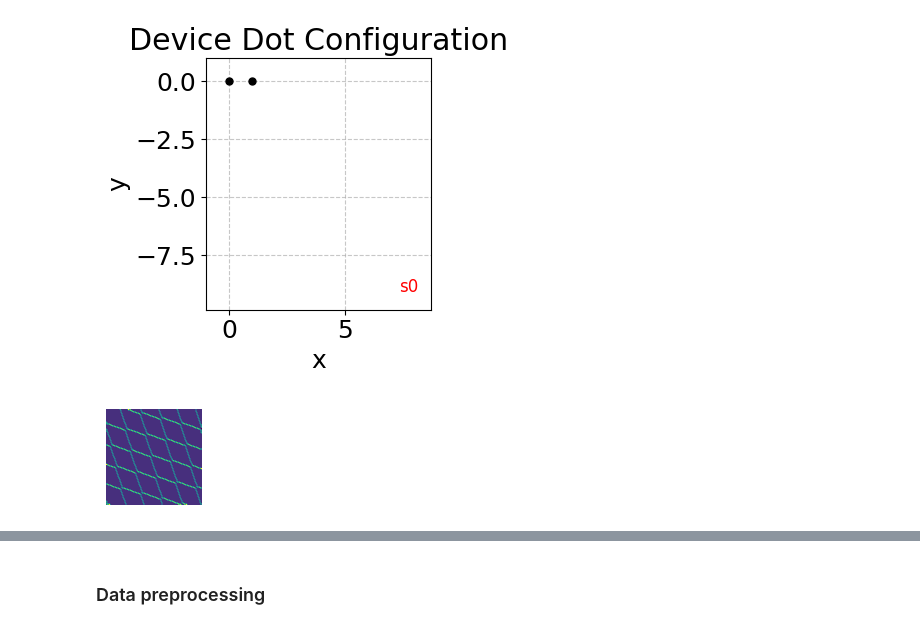
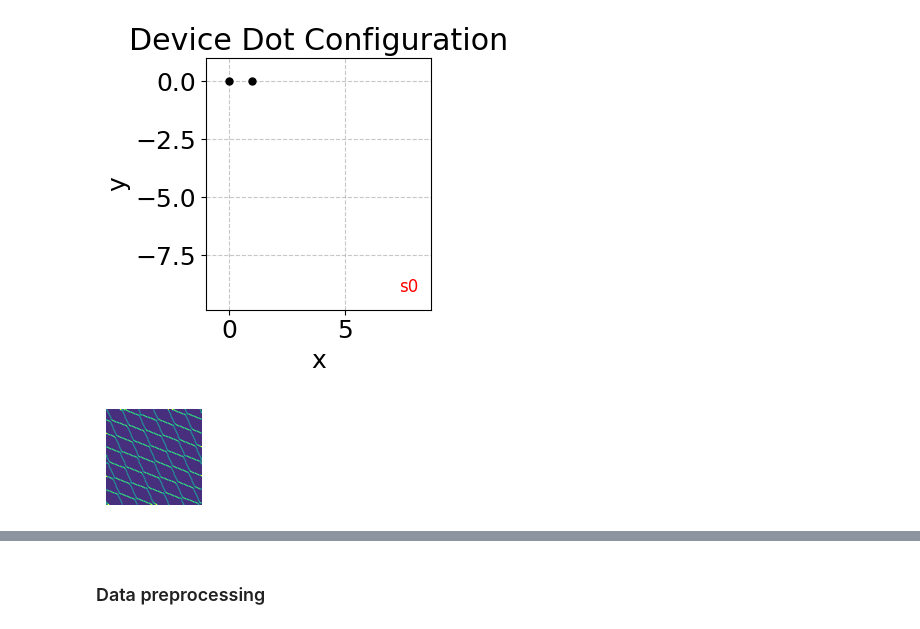
Before and after one commit to KREFT-QS-13/learning-QDs-parameters, a Jupyter notebook: example.ipynb, the cells around one changed output, grey strips where cells are left out. Cells and saved outputs as stored; diff of their text form; code cells hidden in the pictures.

Commit message:
Gradient for NN

```diff
--- a/example.ipynb
+++ b/example.ipynb
@@ -58,13 +58,18 @@ u.plot_device_lattice(params['device'], params['sensors_coordinates'])
  <Axes: title={'center': 'Device Dot Configuration'}, xlabel='x', ylabel='y'>)
 [figure]
 # %%
-grad = u.load_parameters(3, '2868371462', [3,2,1], ['csd_gradient'])
+grad = u.load_parameters(1, '0005722789', [3,2,1], ['csd_gradient'])
+
+csd = u.load_parameters(1, '0005722789', [3,2,1], ['csd'])
+
 
 %matplotlib inline
-plt.figure(figsize=(c.RESOLUTION/c.DPI, c.RESOLUTION/c.DPI), dpi=c.DPI)
-plt.pcolormesh(grad['csd_gradient'].squeeze())
+fig, ax = plt.subplots(figsize=(c.RESOLUTION/c.DPI, c.RESOLUTION/c.DPI), dpi=c.DPI)
+ax.pcolormesh(grad['csd_gradient'].squeeze())
 plt.axis('off')
 plt.tight_layout(pad=0)
 plt.show()
+
+# mu.show_image_from_tensor(csd['csd'])
 # %% [output]
-[figure, old version]
+[figure, new version]
```
Also changed, not shown: parts of 3 cells of this notebook, 3 other files.
